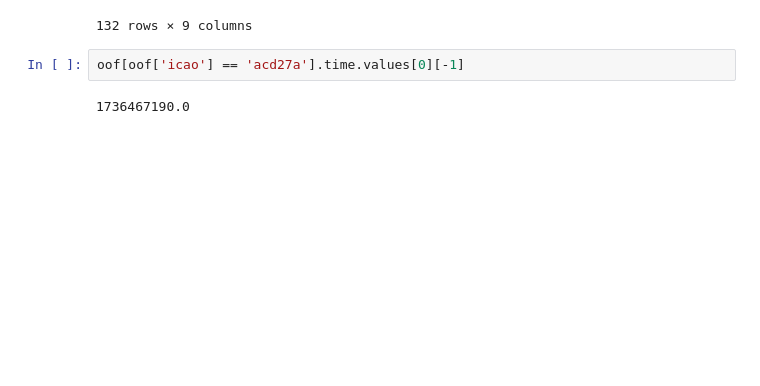
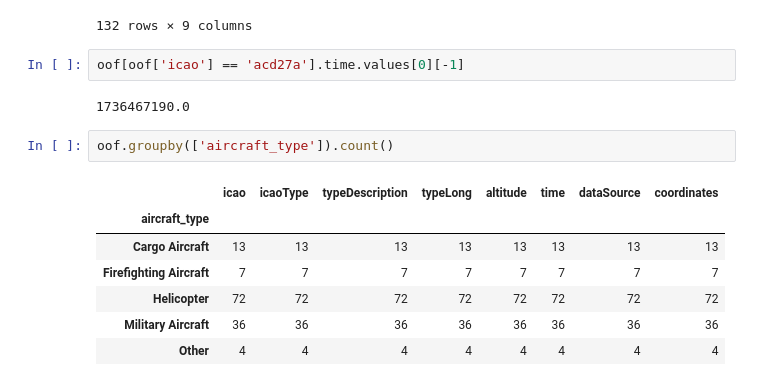
Before and after one commit to nuwandavek/la-fires, a Jupyter notebook: processing.ipynb, the cells around one changed output. Drawn from its saved outputs; the diff is of its cells as text; blank space fills up the shorter version.

```diff
--- a/processing.ipynb
+++ b/processing.ipynb
@@ -376,3 +376,13 @@ oof.sort_values('dataSource', ascending=False)
 oof[oof['icao'] == 'acd27a'].time.values[0][-1]
 # %% [output]
 1736467190.0
+# %%
+oof.groupby(['aircraft_type']).count()
+# %% [output]
+|  | icao | icaoType | typeDescription | typeLong | altitude | time | dataSource | coordinates |
+| aircraft_type |  |  |  |  |  |  |  |  |
+| Cargo Aircraft | 13 | 13 | 13 | 13 | 13 | 13 | 13 | 13 |
+| Firefighting Aircraft | 7 | 7 | 7 | 7 | 7 | 7 | 7 | 7 |
+| Helicopter | 72 | 72 | 72 | 72 | 72 | 72 | 72 | 72 |
+| Military Aircraft | 36 | 36 | 36 | 36 | 36 | 36 | 36 | 36 |
+| Other | 4 | 4 | 4 | 4 | 4 | 4 | 4 | 4 |
```
Also changed, not shown: parts of 2 cells of this notebook, 3 other files.
